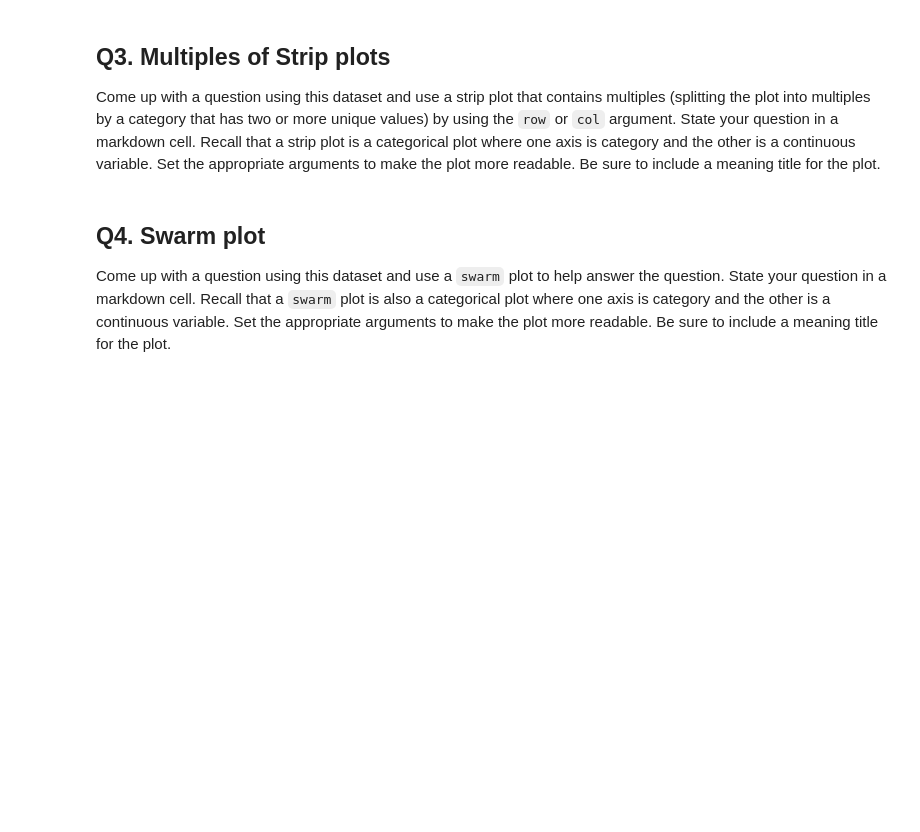
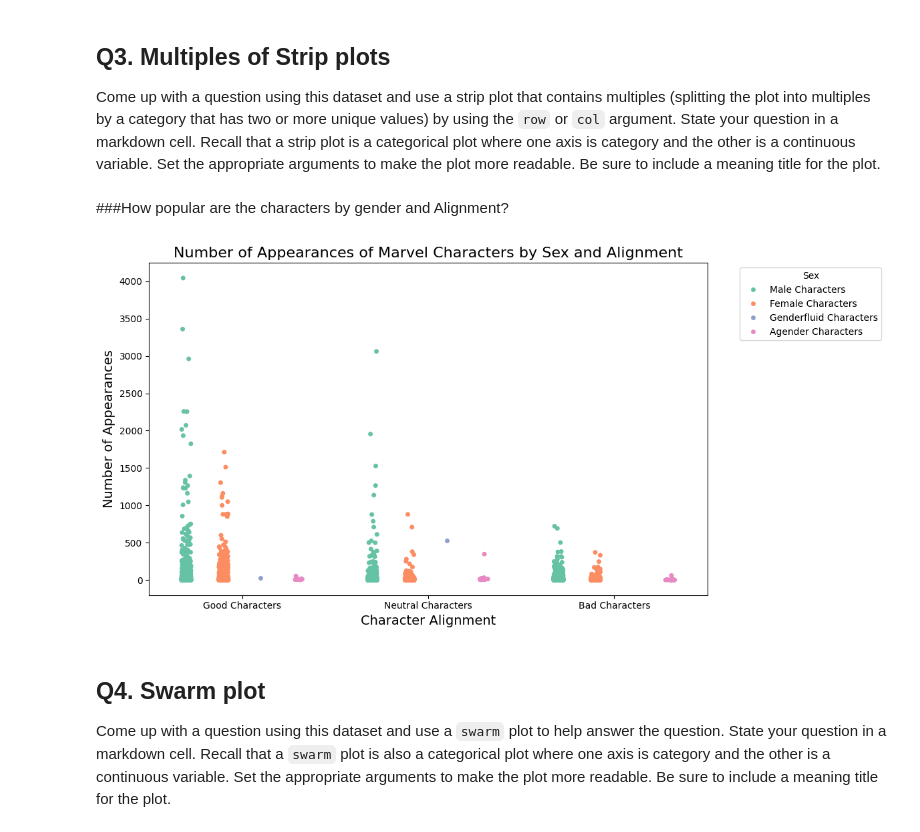
Before and after one commit to CS133-DataVisualization/mini-assignments-Kouryl, a Jupyter notebook: <TamA>_A8/Colab_A8_plot_Marvel.ipynb, the cells around one changed output. Saved outputs shown, nothing was run; the diff lists cells and outputs as text; code cells hidden in the pictures; blank space fills up the shorter version.

```diff
--- a/<TamA>_A8/Colab_A8_plot_Marvel.ipynb
+++ b/<TamA>_A8/Colab_A8_plot_Marvel.ipynb
@@ -58,6 +76,21 @@ Come up with a question using this dataset and use a `strip` plot to help answer
 # %% [markdown]
 ## Q3. Multiples of Strip plots
 Come up with a question using this dataset and use a strip plot that contains multiples (splitting the plot into multiples by a category that has two or more unique values) by using the `row` or `col` argument. State your question in a markdown cell. Recall that a strip plot is a categorical plot where one axis is category and the other is a continuous variable. Set the appropriate arguments to make the plot more readable. Be sure to include a meaning title for the plot.
+# %% [markdown]
+###How popular are the characters by gender and Alignment?
+# %%
+df_cleaned = df.dropna(subset=['SEX', 'ALIGN', 'APPEARANCES'])
+
+plt.figure(figsize=(12, 6))
+sns.stripplot(x='ALIGN', y='APPEARANCES', hue='SEX', data=df_cleaned, dodge=True, palette='Set2', jitter=True)
+plt.title('Number of Appearances of Marvel Characters by Sex and Alignment', fontsize=16)
+plt.xlabel('Character Alignment', fontsize=14)
+plt.ylabel('Number of Appearances', fontsize=14)
+plt.legend(title='Sex', bbox_to_anchor=(1.05, 1), loc='upper left')
+plt.tight_layout()
+plt.show()
+# %% [output]
+[figure, added]
 # %% [markdown]
 ## Q4. Swarm plot
 Come up with a question using this dataset and use a `swarm` plot to help answer the question. State your question in a markdown cell. Recall that a `swarm` plot is also a categorical plot where one axis is category and the other is a continuous variable. Set the appropriate arguments to make the plot more readable. Be sure to include a meaning title for the plot.
```
Also changed, not shown: parts of 9 cells of this notebook.
